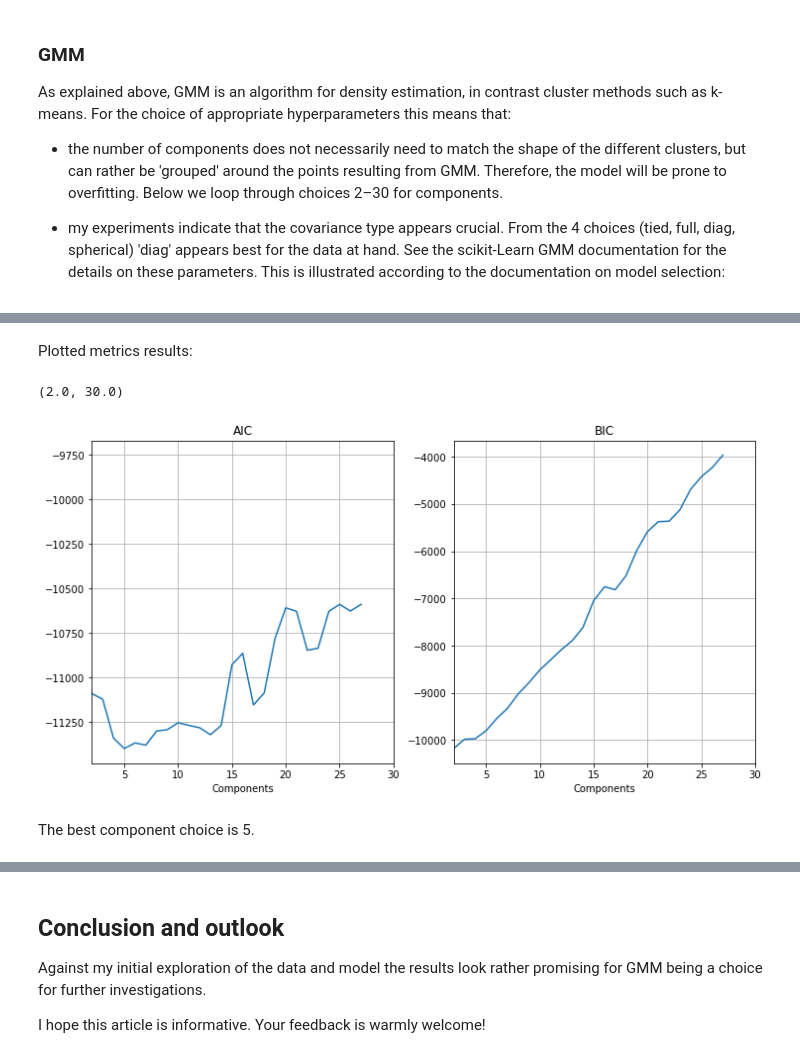
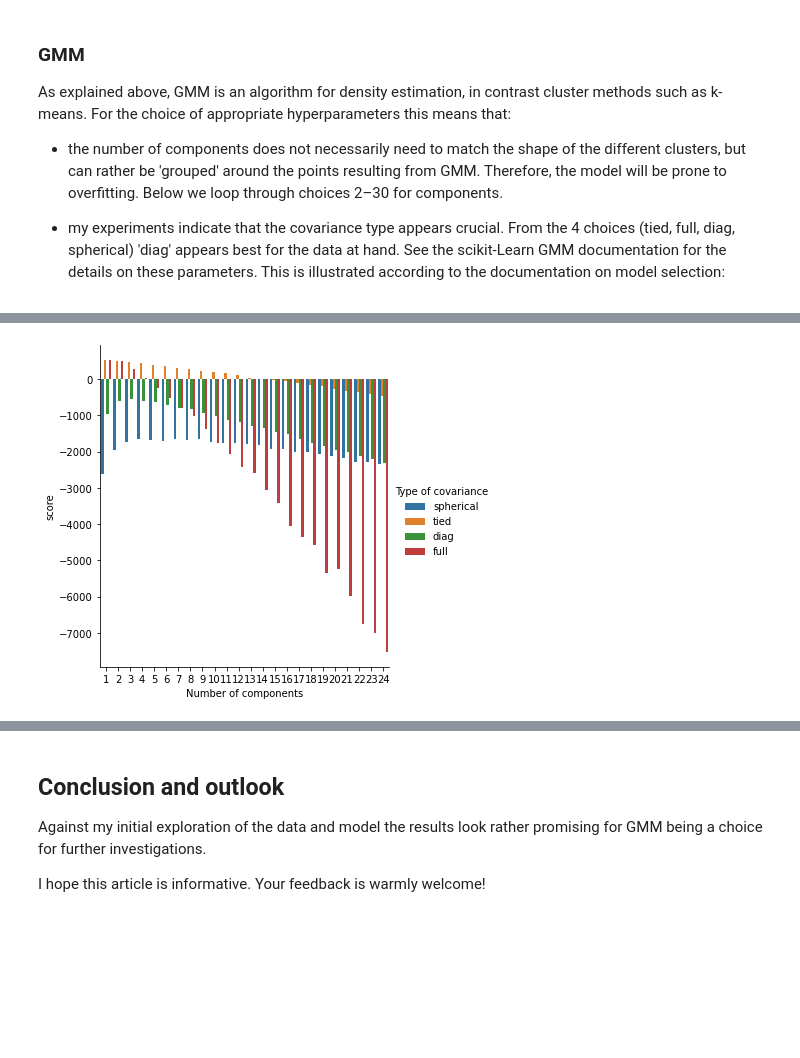
Before and after one commit to sachaschwab/Trade-Data-Clustering, a Jupyter notebook: code.ipynb, the cells around one changed output, grey strips where cells are left out. Cells and saved outputs as stored; diff of their text form; code cells hidden in the pictures; blank space fills up the shorter version.

```diff
--- a/code.ipynb
+++ b/code.ipynb
@@ -170 +206,5 @@ Let's compare with the AIC:
+# %%
+plot_model_grids(df_features, 'bic')
+# %% [output]
+[figure, added]
 # %%
@@ -183,23 +225,0 @@ for cl in components_range:
-# %% [markdown]
-Plotted metrics results:
-# %%
-x = components_range
-
-# Create just a figure and only one subplot
-fig, (ax1, ax2) = plt.subplots(1, 2, figsize=(12, 6))
-plt.xlim([2, 30])
-ax1.plot(aics)
-ax1.set_title('AIC')
-ax1.grid(True)
-ax1.set(xlabel='Components')
-ax1.set_xlim([2, 30])
-ax2.plot(bics)
-ax2.grid(True)
-ax2.set(xlabel='Components')
-ax2.set_title('BIC')
-ax2.set_xlim([2, 30])
-# %% [output]
-(2.0, 30.0)
-[figure, removed]
-# %% [markdown]
-The best component choice is 5.
```
Also changed, not shown: parts of 13 cells of this notebook, 1 other file.
